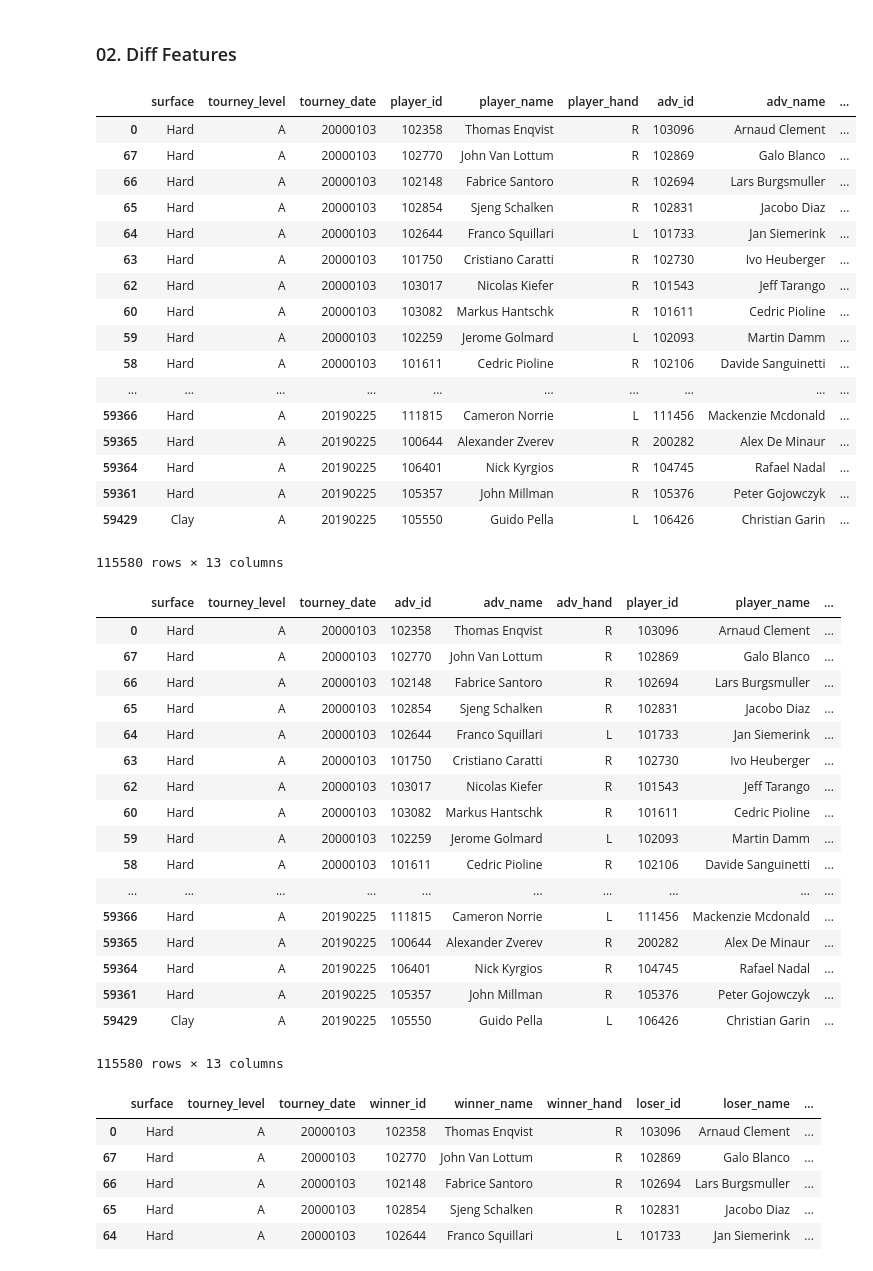
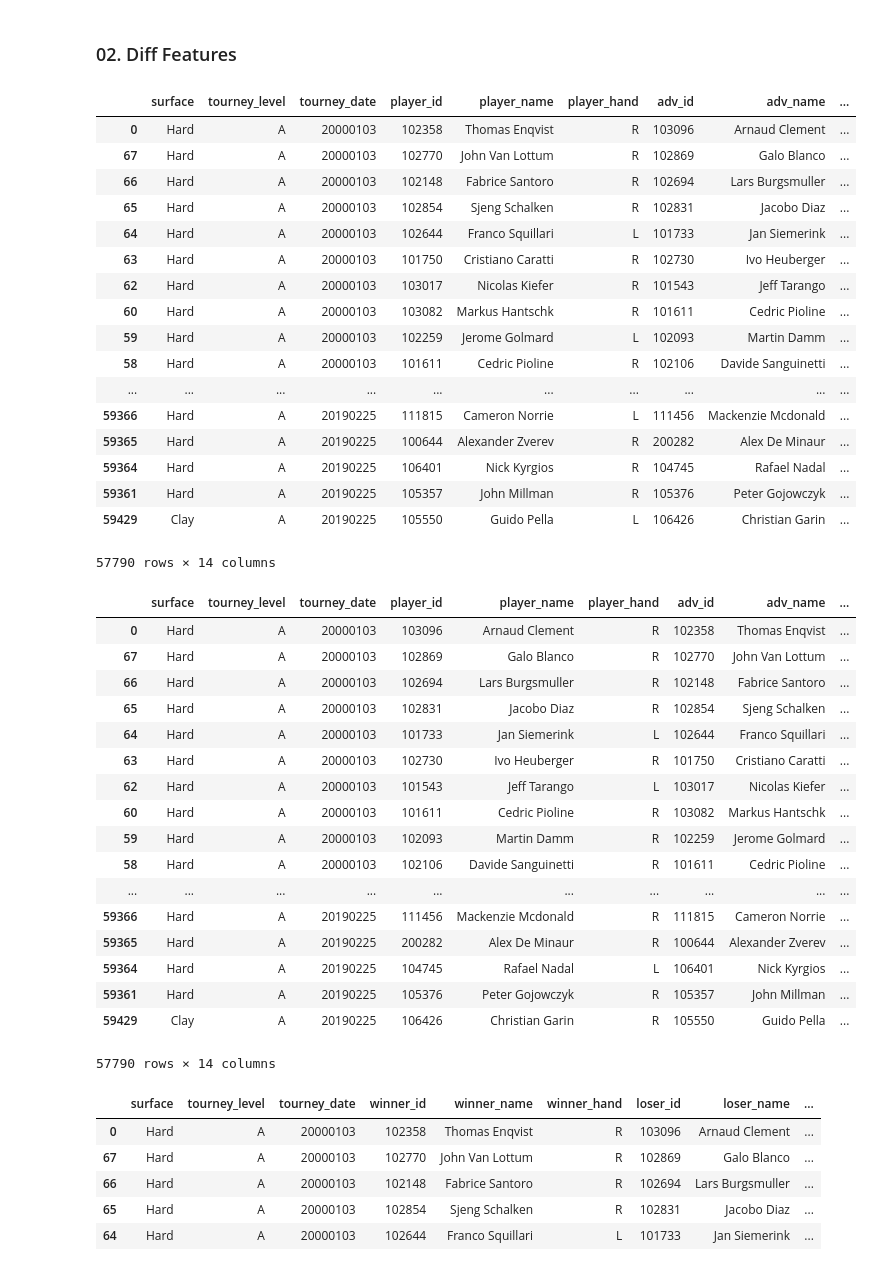
Before and after one commit to suzanaph/predicao-em-jogos-de-tenis, a Jupyter notebook: Codigo/Data Wrangle.ipynb, the cells around one changed output. Drawn from its saved outputs; the diff is of its cells as text; code cells hidden in the pictures.

```diff
--- a/Codigo/Data Wrangle.ipynb
+++ b/Codigo/Data Wrangle.ipynb
@@ -41,7 +41,7 @@ df_match['class'] = 1
 df_winner = df_match[['surface', 'tourney_level', 'tourney_date', 'winner_id', 'winner_name', 'winner_hand',
                     'loser_id', 'loser_name', 'loser_hand', 'round', 'diff_rank', 'diff_rank_points', 'diff_age', 'class']].dropna()
 
-df.rename(columns={"winner_id": "player_id", "winner_name": "player_name", "winner_hand": "player_hand",
+df_winner.rename(columns={"winner_id": "player_id", "winner_name": "player_name", "winner_hand": "player_hand",
                    "loser_id": "adv_id", "loser_name": "adv_name", "loser_hand": "adv_hand"})
 # %% [output]
 |  | surface | tourney_level | tourney_date | player_id | player_name | player_hand | adv_id | adv_name | ... |
@@ -61,39 +61,39 @@ df.rename(columns={"winner_id": "player_id", "winner_name": "player_name", "winn
 | 59364 | Hard | A | 20190225 | 106401 | Nick Kyrgios | R | 104745 | Rafael Nadal | ... |
 | 59361 | Hard | A | 20190225 | 105357 | John Millman | R | 105376 | Peter Gojowczyk | ... |
 | 59429 | Clay | A | 20190225 | 105550 | Guido Pella | L | 106426 | Christian Garin | ... |
-115580 rows × 13 columns
+57790 rows × 14 columns
 # %%
 #construct loser
 
 df_match['diff_rank'] =  df_match['loser_rank'] - df_match['winner_rank']
 df_match['diff_rank_points'] = df_match['loser_rank_points'] - df_match['winner_rank_points']
 df_match['diff_age'] = df_match['loser_age'] - df_match['winner_age']
 df_match['class'] = 0
 
 df_loser = df_match[['surface', 'tourney_level', 'tourney_date', 'loser_id', 'loser_name', 'loser_hand',
                     'winner_id', 'winner_name', 'winner_hand', 'round', 'diff_rank', 'diff_rank_points', 'diff_age', 'class']].dropna()
 
-df.rename(columns={"loser_id": "player_id", "loser_name": "player_name", "loser_hand": "player_hand",
+df_loser.rename(columns={"loser_id": "player_id", "loser_name": "player_name", "loser_hand": "player_hand",
                    "winner_id": "adv_id", "winner_name": "adv_name", "winner_hand": "adv_hand"})
 # %% [output]
-|  | surface | tourney_level | tourney_date | adv_id | adv_name | adv_hand | player_id | player_name | ... |
-| 0 | Hard | A | 20000103 | 102358 | Thomas Enqvist | R | 103096 | Arnaud Clement | ... |
-| 67 | Hard | A | 20000103 | 102770 | John Van Lottum | R | 102869 | Galo Blanco | ... |
-| 66 | Hard | A | 20000103 | 102148 | Fabrice Santoro | R | 102694 | Lars Burgsmuller | ... |
-| 65 | Hard | A | 20000103 | 102854 | Sjeng Schalken | R | 102831 | Jacobo Diaz | ... |
-| 64 | Hard | A | 20000103 | 102644 | Franco Squillari | L | 101733 | Jan Siemerink | ... |
-| 63 | Hard | A | 20000103 | 101750 | Cristiano Caratti | R | 102730 | Ivo Heuberger | ... |
-| 62 | Hard | A | 20000103 | 103017 | Nicolas Kiefer | R | 101543 | Jeff Tarango | ... |
-| 60 | Hard | A | 20000103 | 103082 | Markus Hantschk | R | 101611 | Cedric Pioline | ... |
-| 59 | Hard | A | 20000103 | 102259 | Jerome Golmard | L | 102093 | Martin Damm | ... |
-| 58 | Hard | A | 20000103 | 101611 | Cedric Pioline | R | 102106 | Davide Sanguinetti | ... |
+|  | surface | tourney_level | tourney_date | player_id | player_name | player_hand | adv_id | adv_name | ... |
+| 0 | Hard | A | 20000103 | 103096 | Arnaud Clement | R | 102358 | Thomas Enqvist | ... |
+| 67 | Hard | A | 20000103 | 102869 | Galo Blanco | R | 102770 | John Van Lottum | ... |
+| 66 | Hard | A | 20000103 | 102694 | Lars Burgsmuller | R | 102148 | Fabrice Santoro | ... |
+| 65 | Hard | A | 20000103 | 102831 | Jacobo Diaz | R | 102854 | Sjeng Schalken | ... |
+| 64 | Hard | A | 20000103 | 101733 | Jan Siemerink | L | 102644 | Franco Squillari | ... |
+| 63 | Hard | A | 20000103 | 102730 | Ivo Heuberger | R | 101750 | Cristiano Caratti | ... |
+| 62 | Hard | A | 20000103 | 101543 | Jeff Tarango | L | 103017 | Nicolas Kiefer | ... |
+| 60 | Hard | A | 20000103 | 101611 | Cedric Pioline | R | 103082 | Markus Hantschk | ... |
+| 59 | Hard | A | 20000103 | 102093 | Martin Damm | R | 102259 | Jerome Golmard | ... |
+| 58 | Hard | A | 20000103 | 102106 | Davide Sanguinetti | R | 101611 | Cedric Pioline | ... |
 | ... | ... | ... | ... | ... | ... | ... | ... | ... | ... |
-| 59366 | Hard | A | 20190225 | 111815 | Cameron Norrie | L | 111456 | Mackenzie Mcdonald | ... |
-| 59365 | Hard | A | 20190225 | 100644 | Alexander Zverev | R | 200282 | Alex De Minaur | ... |
-| 59364 | Hard | A | 20190225 | 106401 | Nick Kyrgios | R | 104745 | Rafael Nadal | ... |
-| 59361 | Hard | A | 20190225 | 105357 | John Millman | R | 105376 | Peter Gojowczyk | ... |
-| 59429 | Clay | A | 20190225 | 105550 | Guido Pella | L | 106426 | Christian Garin | ... |
+| 59366 | Hard | A | 20190225 | 111456 | Mackenzie Mcdonald | R | 111815 | Cameron Norrie | ... |
+| 59365 | Hard | A | 20190225 | 200282 | Alex De Minaur | R | 100644 | Alexander Zverev | ... |
+| 59364 | Hard | A | 20190225 | 104745 | Rafael Nadal | L | 106401 | Nick Kyrgios | ... |
+| 59361 | Hard | A | 20190225 | 105376 | Peter Gojowczyk | R | 105357 | John Millman | ... |
+| 59429 | Clay | A | 20190225 | 106426 | Christian Garin | R | 105550 | Guido Pella | ... |
-115580 rows × 13 columns
+57790 rows × 14 columns
 # %%
 df_winner.head()
 # %% [output]
```
Also changed, not shown: parts of 19 cells of this notebook, 1 other file.
